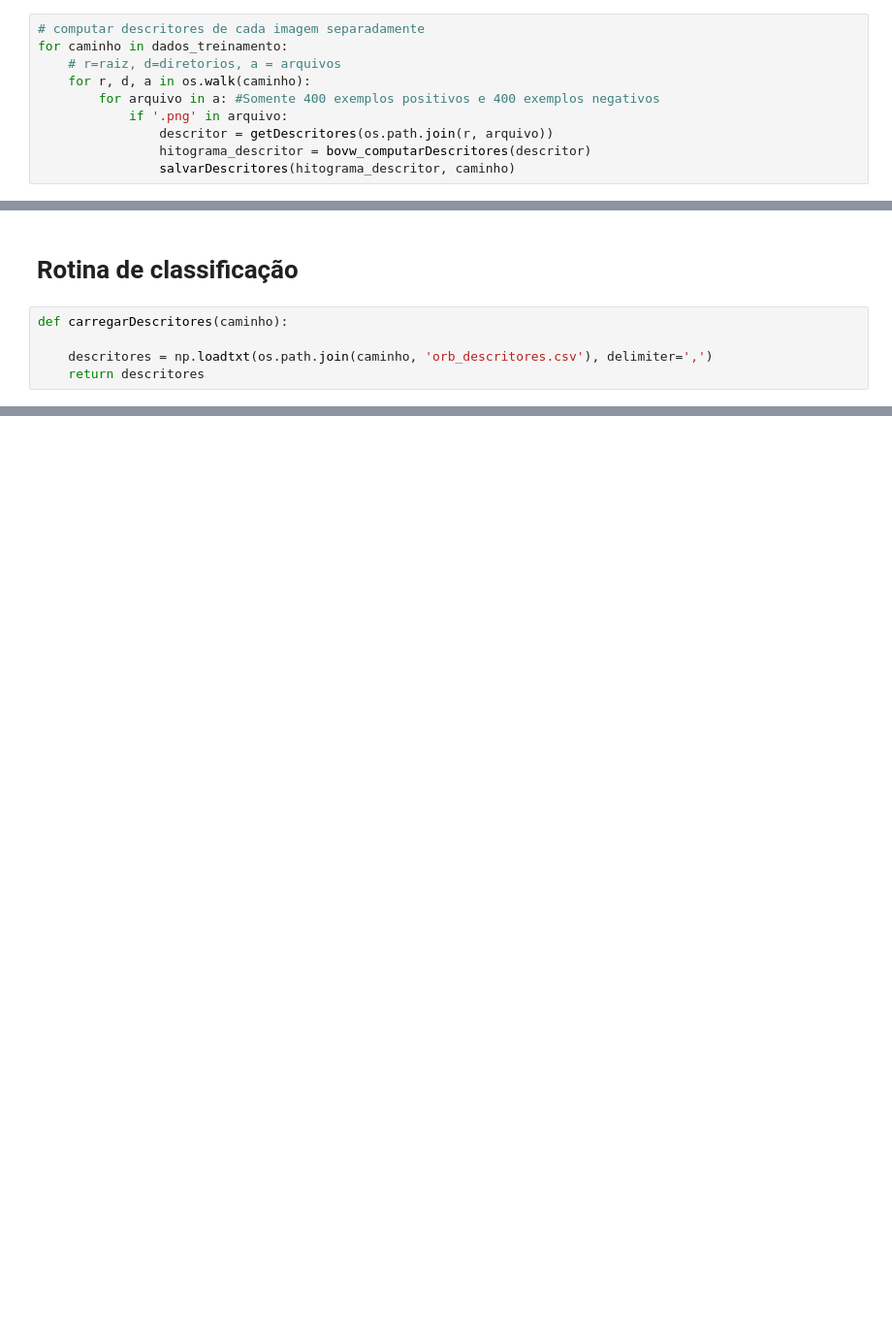
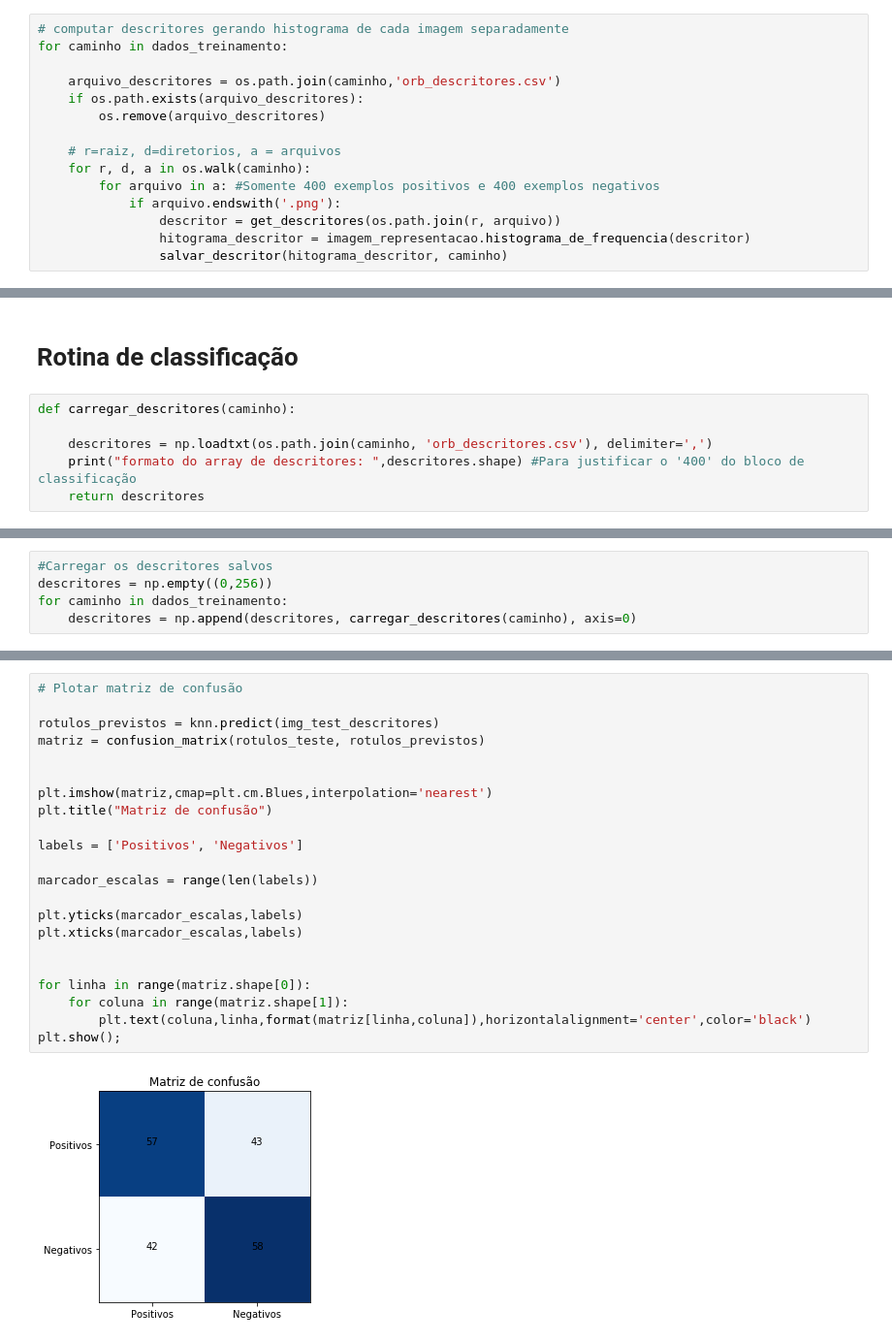
Before and after one commit to alura-cursos/Visao-Computacional-Processamento-de-Imagens, a Jupyter notebook: Course:Pre-processing/extracao_de_caracteristicas.ipynb, the cells around one changed output, grey strips where cells are left out. Shown at 97% size. Drawn from its saved outputs; the diff is of its cells as text; blank space fills up the shorter version.

```diff
--- a/Course:Pre-processing/extracao_de_caracteristicas.ipynb
+++ b/Course:Pre-processing/extracao_de_caracteristicas.ipynb
@@ -81,10 +261,15 @@ bovw_gerarDicionario(descritores)
 # %%
-# computar descritores de cada imagem separadamente
+# computar descritores gerando histograma de cada imagem separadamente
 for caminho in dados_treinamento:
+
+    arquivo_descritores = os.path.join(caminho,'orb_descritores.csv')
+    if os.path.exists(arquivo_descritores):
+        os.remove(arquivo_descritores)
+
     # r=raiz, d=diretorios, a = arquivos
     for r, d, a in os.walk(caminho):
         for arquivo in a: #Somente 400 exemplos positivos e 400 exemplos negativos
-            if '.png' in arquivo:
-                descritor = getDescritores(os.path.join(r, arquivo))
-                hitograma_descritor = bovw_computarDescritores(descritor)
-                salvarDescritores(hitograma_descritor, caminho)
+            if arquivo.endswith('.png'):
+                descritor = get_descritores(os.path.join(r, arquivo))
+                hitograma_descritor = imagem_representacao.histograma_de_frequencia(descritor)
+                salvar_descritor(hitograma_descritor, caminho)
@@ -91,7 +282,8 @@ for caminho in dados_treinamento:
 # %% [markdown]
 # Rotina de classificação
 # %%
-def carregarDescritores(caminho):
+def carregar_descritores(caminho):
 
     descritores = np.loadtxt(os.path.join(caminho, 'orb_descritores.csv'), delimiter=',')
+    print("formato do array de descritores: ",descritores.shape) #Para justificar o '400' do bloco de classificação
     return descritores
@@ -97,0 +292,5 @@ def carregarDescritores(caminho):
+# %%
+#Carregar os descritores salvos
+descritores = np.empty((0,256))
+for caminho in dados_treinamento:
+    descritores = np.append(descritores, carregar_descritores(caminho), axis=0)
@@ -130,0 +333,24 @@ print(knn.score(img_testDescritores, rotulos_teste))
+# %%
+# Plotar matriz de confusão
+
+rotulos_previstos = knn.predict(img_test_descritores)
+matriz = confusion_matrix(rotulos_teste, rotulos_previstos)
+
+
+plt.imshow(matriz,cmap=plt.cm.Blues,interpolation='nearest')
+plt.title("Matriz de confusão")
+
+labels = ['Positivos', 'Negativos']
+
+marcador_escalas = range(len(labels))
+
+plt.yticks(marcador_escalas,labels)
+plt.xticks(marcador_escalas,labels)
+
+
+for linha in range(matriz.shape[0]):
+    for coluna in range(matriz.shape[1]):
+        plt.text(coluna,linha,format(matriz[linha,coluna]),horizontalalignment='center',color='black')
+plt.show();
+# %% [output]
+[figure, added]
```
Also changed, not shown: parts of 27 cells of this notebook.
